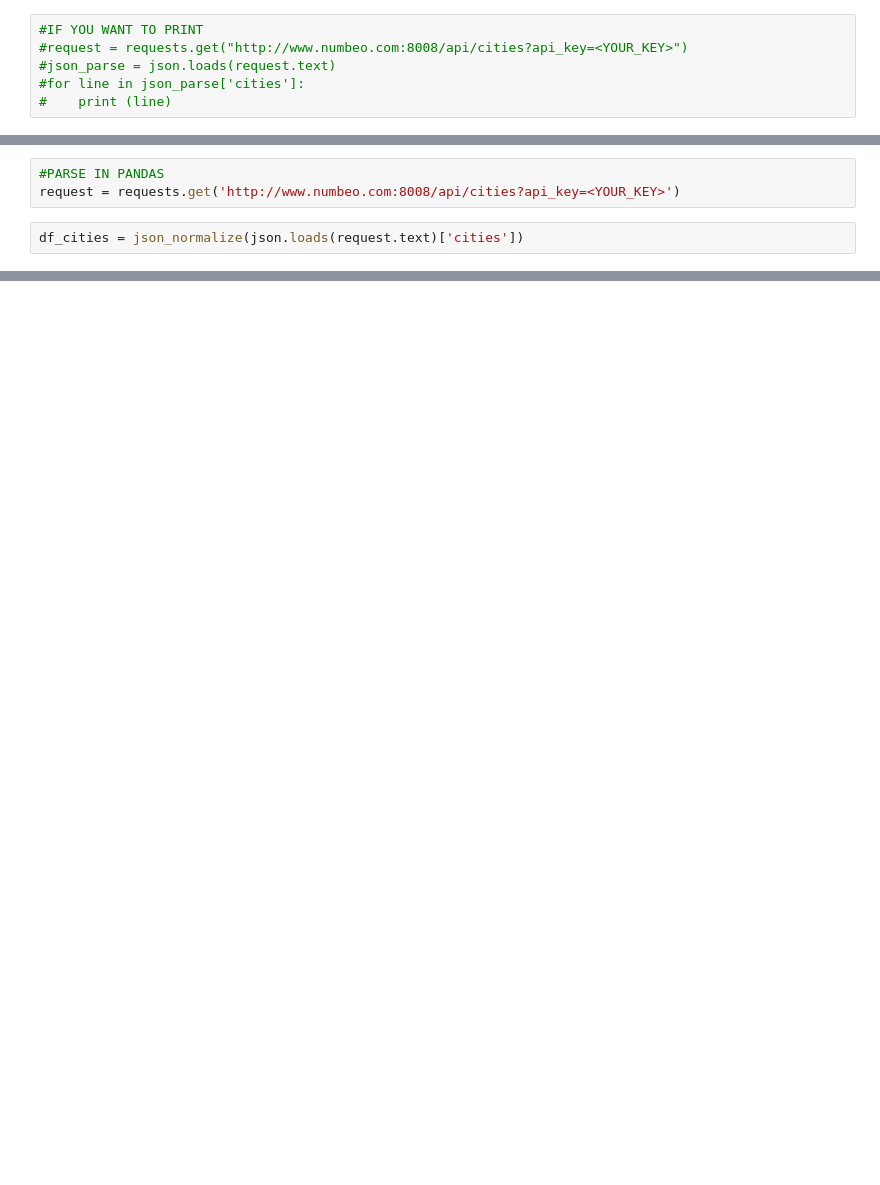
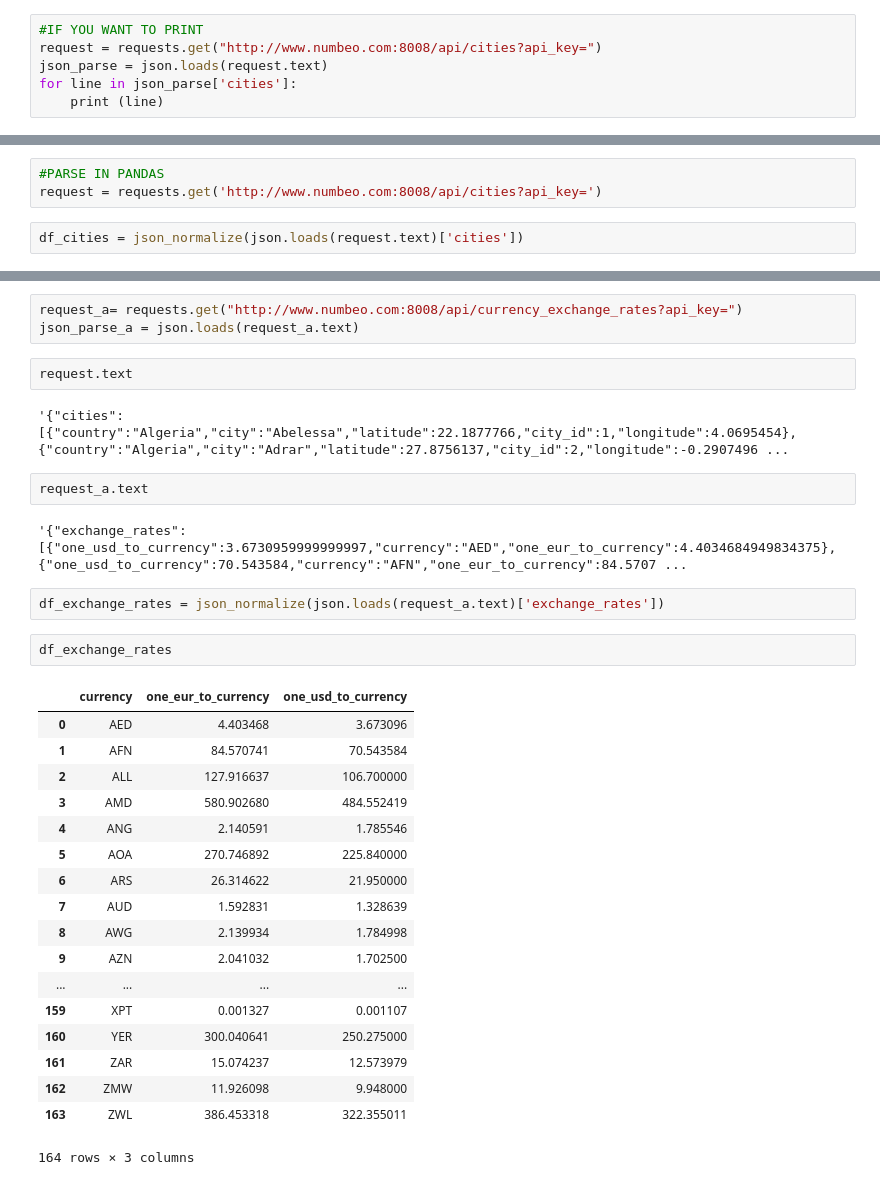
Before and after one commit to dragon-analytics/quality-of-life-analysis, a Jupyter notebook: Numbeo Request.ipynb, the cells around one changed output, grey strips where cells are left out. Cells and saved outputs as stored; diff of their text form; blank space fills up the shorter version.

```diff
--- a/Numbeo Request.ipynb
+++ b/Numbeo Request.ipynb
@@ -11,7 +11,7 @@ import json
 from pandas.io.json import json_normalize
 # %%
 #IF YOU WANT TO PRINT
-#request = requests.get("http://www.numbeo.com:8008/api/cities?api_key=<YOUR_KEY>")
-#json_parse = json.loads(request.text)
-#for line in json_parse['cities']:
-#    print (line)
+request = requests.get("http://www.numbeo.com:8008/api/cities?api_key=")
+json_parse = json.loads(request.text)
+for line in json_parse['cities']:
+    print (line)
@@ -18,6 +36,6 @@ from pandas.io.json import json_normalize
 # %%
 #PARSE IN PANDAS
-request = requests.get('http://www.numbeo.com:8008/api/cities?api_key=<YOUR_KEY>')
+request = requests.get('http://www.numbeo.com:8008/api/cities?api_key=')
 # %%
 df_cities = json_normalize(json.loads(request.text)['cities'])
 # %%
@@ -43,0 +62,34 @@ df_cities
+# %%
+request_a= requests.get("http://www.numbeo.com:8008/api/currency_exchange_rates?api_key=")
+json_parse_a = json.loads(request_a.text)
+# %%
+request.text
+# %% [output]
+'{"cities":[{"country":"Algeria","city":"Abelessa","latitude":22.1877766,"city_id":1,"longitude":4.0695454},{"country":"Algeria","city":"Adrar","latitude":27.8756137,"city_id":2,"longitude":-0.2907496 ...
+# %%
+request_a.text
+# %% [output]
+'{"exchange_rates":[{"one_usd_to_currency":3.6730959999999997,"currency":"AED","one_eur_to_currency":4.4034684949834375},{"one_usd_to_currency":70.543584,"currency":"AFN","one_eur_to_currency":84.5707 ...
+# %%
+df_exchange_rates = json_normalize(json.loads(request_a.text)['exchange_rates'])
+# %%
+df_exchange_rates
+# %% [output]
+|  | currency | one_eur_to_currency | one_usd_to_currency |
+| 0 | AED | 4.403468 | 3.673096 |
+| 1 | AFN | 84.570741 | 70.543584 |
+| 2 | ALL | 127.916637 | 106.700000 |
+| 3 | AMD | 580.902680 | 484.552419 |
+| 4 | ANG | 2.140591 | 1.785546 |
+| 5 | AOA | 270.746892 | 225.840000 |
+| 6 | ARS | 26.314622 | 21.950000 |
+| 7 | AUD | 1.592831 | 1.328639 |
+| 8 | AWG | 2.139934 | 1.784998 |
+| 9 | AZN | 2.041032 | 1.702500 |
+| ... | ... | ... | ... |
+| 159 | XPT | 0.001327 | 0.001107 |
+| 160 | YER | 300.040641 | 250.275000 |
+| 161 | ZAR | 15.074237 | 12.573979 |
+| 162 | ZMW | 11.926098 | 9.948000 |
+| 163 | ZWL | 386.453318 | 322.355011 |
+164 rows × 3 columns
```
Also changed, not shown: parts of 3 cells of this notebook, 6 other files.
